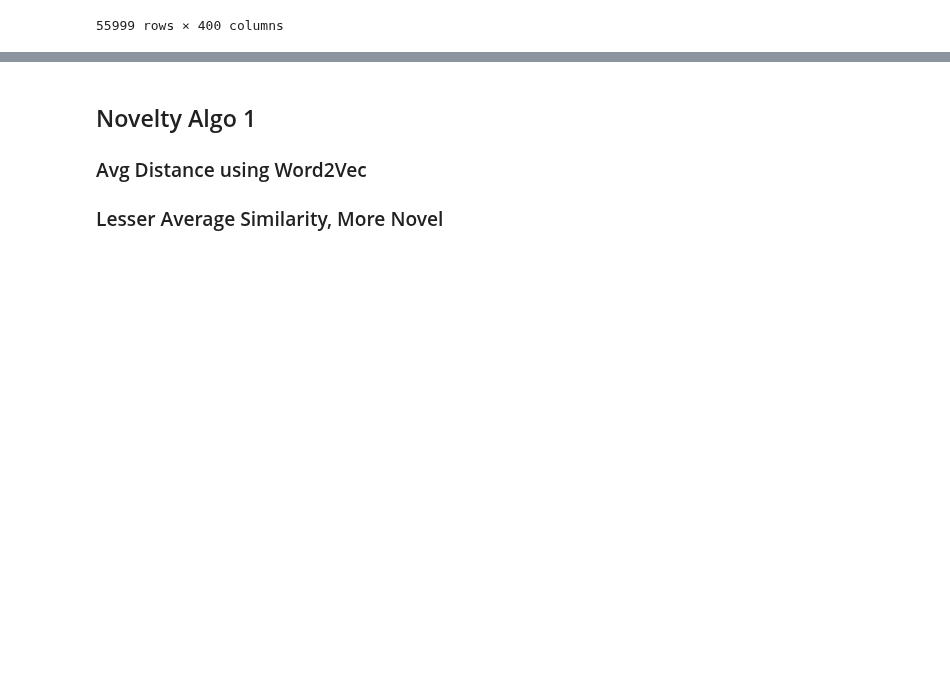
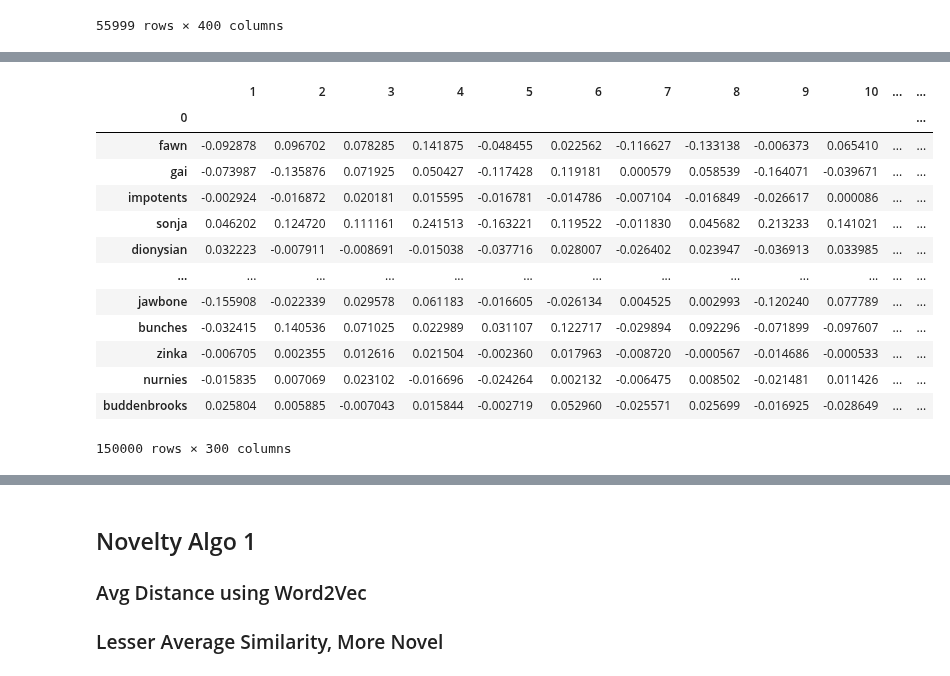
Before and after one commit to DijunQuant/AUT-Scoring, a Jupyter notebook: scripts/novelty_algo.ipynb, the cells around one changed output, grey strips where cells are left out. Drawn from its saved outputs; the diff is of its cells as text; code cells hidden in the pictures; blank space fills up the shorter version.

```diff
--- a/scripts/novelty_algo.ipynb
+++ b/scripts/novelty_algo.ipynb
@@ -226,0 +227,25 @@ ukwac_subtitles_sem_space
+# %%
+# when on pc
+cbow_subtitles = pd.read_csv('C:/Users/jhec8/Documents/Northwestern_SROP/cbow_subtitle.txt', delimiter = " ", header = None)
+
+# when on mac
+# ukwac_subtitles_sem_space = pd.read_csv('/Users/johnhenrycruz/Desktop/Northwestern_SROP/cbow_subtitle.txt', delimiter = " ", header = None, encoding='latin-1')
+
+cbow_subtitles = cbow_subtitles.set_index(0)
+# %%
+cbow_subtitles
+# %% [output]
+|  | 1 | 2 | 3 | 4 | 5 | 6 | 7 | 8 | 9 | 10 | ... | ... |
+| 0 |  |  |  |  |  |  |  |  |  |  |  | ... |
+| fawn | -0.092878 | 0.096702 | 0.078285 | 0.141875 | -0.048455 | 0.022562 | -0.116627 | -0.133138 | -0.006373 | 0.065410 | ... | ... |
+| gai | -0.073987 | -0.135876 | 0.071925 | 0.050427 | -0.117428 | 0.119181 | 0.000579 | 0.058539 | -0.164071 | -0.039671 | ... | ... |
+| impotents | -0.002924 | -0.016872 | 0.020181 | 0.015595 | -0.016781 | -0.014786 | -0.007104 | -0.016849 | -0.026617 | 0.000086 | ... | ... |
+| sonja | 0.046202 | 0.124720 | 0.111161 | 0.241513 | -0.163221 | 0.119522 | -0.011830 | 0.045682 | 0.213233 | 0.141021 | ... | ... |
+| dionysian | 0.032223 | -0.007911 | -0.008691 | -0.015038 | -0.037716 | 0.028007 | -0.026402 | 0.023947 | -0.036913 | 0.033985 | ... | ... |
+| ... | ... | ... | ... | ... | ... | ... | ... | ... | ... | ... | ... | ... |
+| jawbone | -0.155908 | -0.022339 | 0.029578 | 0.061183 | -0.016605 | -0.026134 | 0.004525 | 0.002993 | -0.120240 | 0.077789 | ... | ... |
+| bunches | -0.032415 | 0.140536 | 0.071025 | 0.022989 | 0.031107 | 0.122717 | -0.029894 | 0.092296 | -0.071899 | -0.097607 | ... | ... |
+| zinka | -0.006705 | 0.002355 | 0.012616 | 0.021504 | -0.002360 | 0.017963 | -0.008720 | -0.000567 | -0.014686 | -0.000533 | ... | ... |
+| nurnies | -0.015835 | 0.007069 | 0.023102 | -0.016696 | -0.024264 | 0.002132 | -0.006475 | 0.008502 | -0.021481 | 0.011426 | ... | ... |
+| buddenbrooks | 0.025804 | 0.005885 | -0.007043 | 0.015844 | -0.002719 | 0.052960 | -0.025571 | 0.025699 | -0.016925 | -0.028649 | ... | ... |
+150000 rows × 300 columns
```
Also changed, not shown: parts of 25 cells of this notebook, 24 other files.
